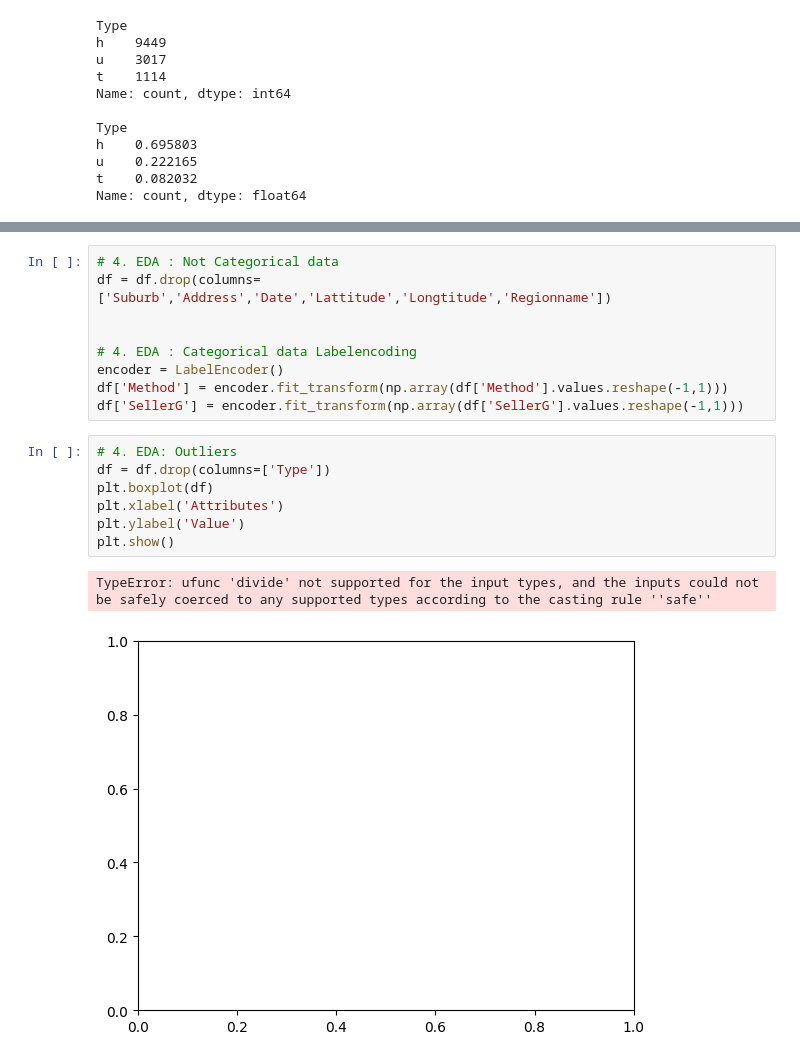
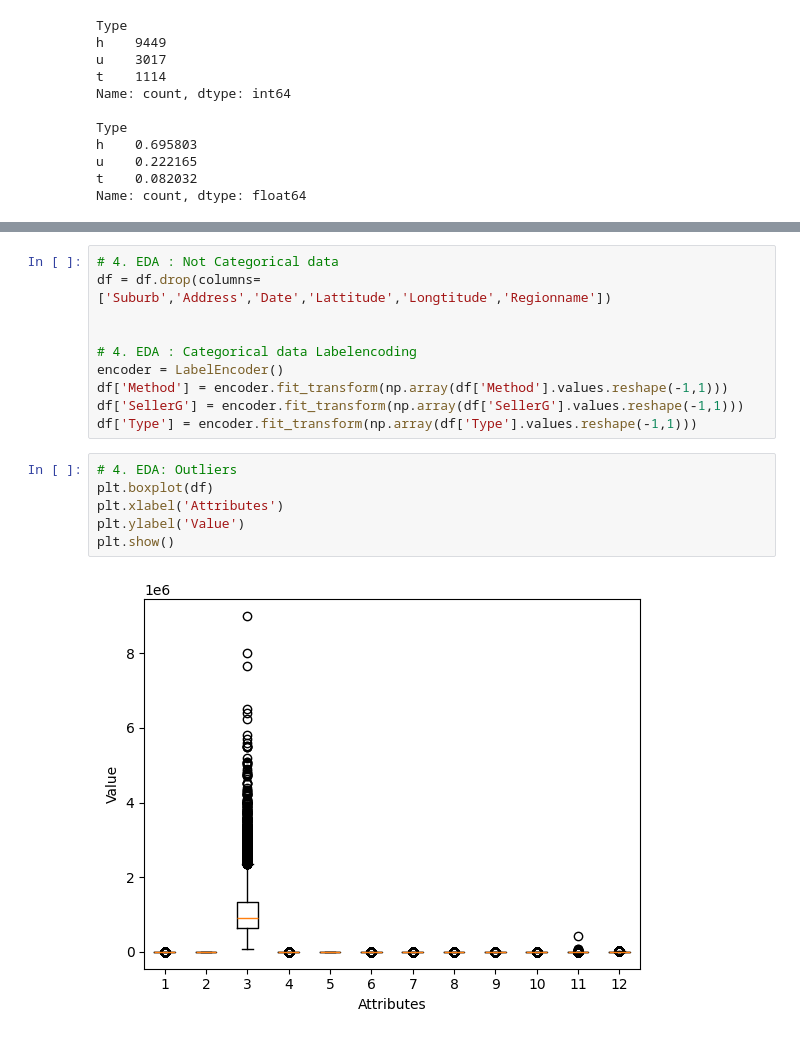
Before and after one commit to jongyeong1/API-TEST, a Jupyter notebook: demo/src/main/PY/2016039029/Homework#10_2016039029.ipynb, the cells around one changed output, grey strips where cells are left out. Drawn from its saved outputs; the diff is of its cells as text.

```diff
--- a/demo/src/main/PY/2016039029/Homework#10_2016039029.ipynb
+++ b/demo/src/main/PY/2016039029/Homework#10_2016039029.ipynb
@@ -121,13 +124,12 @@ df = df.drop(columns=['Suburb','Address','Date','Lattitude','Longtitude','Region
 encoder = LabelEncoder()
 df['Method'] = encoder.fit_transform(np.array(df['Method'].values.reshape(-1,1)))
 df['SellerG'] = encoder.fit_transform(np.array(df['SellerG'].values.reshape(-1,1)))
+df['Type'] = encoder.fit_transform(np.array(df['Type'].values.reshape(-1,1)))
 # %%
 # 4. EDA: Outliers
-df = df.drop(columns=['Type'])
 plt.boxplot(df)
 plt.xlabel('Attributes')
 plt.ylabel('Value')
 plt.show()
 # %% [output]
-TypeError: ufunc 'divide' not supported for the input types, and the inputs could not be safely coerced to any supported types according to the casting rule ''safe''
-[figure, old version]
+[figure, new version]
```
Also changed, not shown: parts of 21 cells of this notebook, 9 other files.
